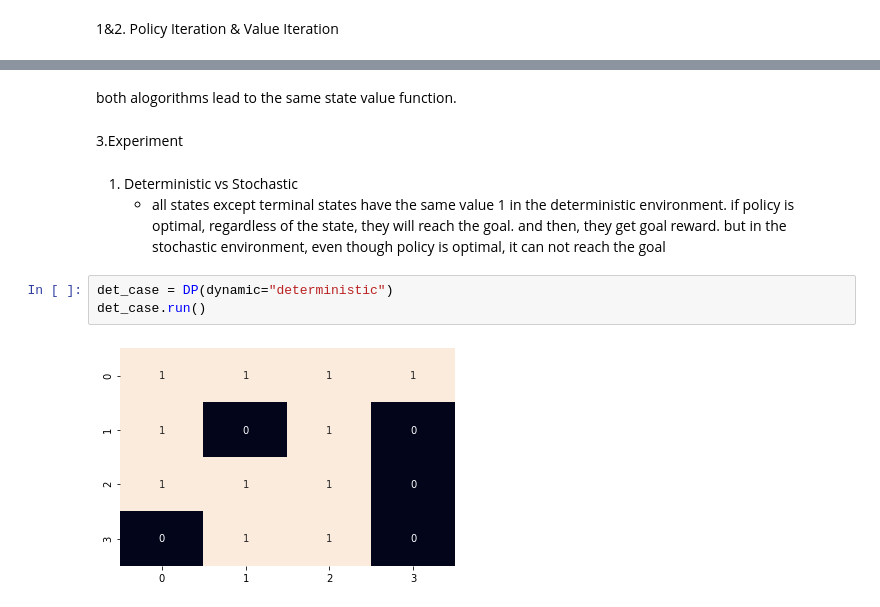
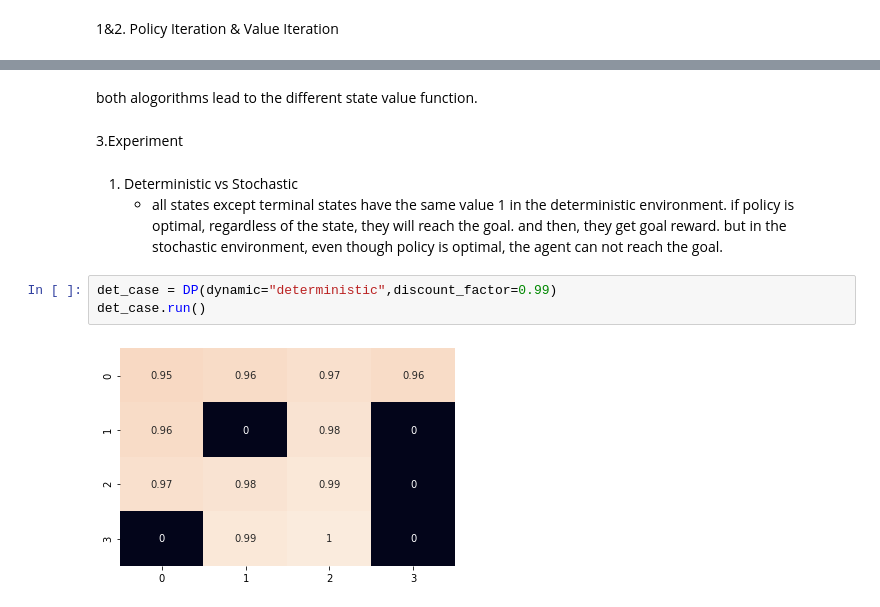
Before and after one commit to seungju-mmc/RL_study, a Jupyter notebook: _01_Dynamic_Programming.ipynb, the cells around one changed output, grey strips where cells are left out. Cells and saved outputs as stored; diff of their text form.

Commit message:
Value iteration and Policy iteration

```diff
--- a/_01_Dynamic_Programming.ipynb
+++ b/_01_Dynamic_Programming.ipynb
@@ -152,17 +203,17 @@ value_iteration.run()
 # %% [output]
 [figure]
 # %% [markdown]
-both alogorithms lead to the same state value function.
+both alogorithms lead to the different state value function.
 # %% [markdown]
 3.Experiment
 # %% [markdown]
 1. Deterministic vs Stochastic
-    - all states except terminal states have the same value 1 in the deterministic environment. if policy is optimal, regardless of the state, they will reach the goal. and then, they get goal reward. but in the stochastic environment, even though policy is optimal, it can not reach the goal
+    - all states except terminal states have the same value 1 in the deterministic environment. if policy is optimal, regardless of the state, they will reach the goal. and then, they get goal reward. but in the stochastic environment, even though policy is optimal, the agent can not reach the goal.
 # %%
-det_case = DP(dynamic="deterministic")
+det_case = DP(dynamic="deterministic",discount_factor=0.99)
 det_case.run()
 # %% [output]
-[figure, old version]
+[figure, new version]
 # %%
 det_case = DP(dynamic="stochastic")
 det_case.run()
```
Also changed, not shown: parts of 13 cells of this notebook.
